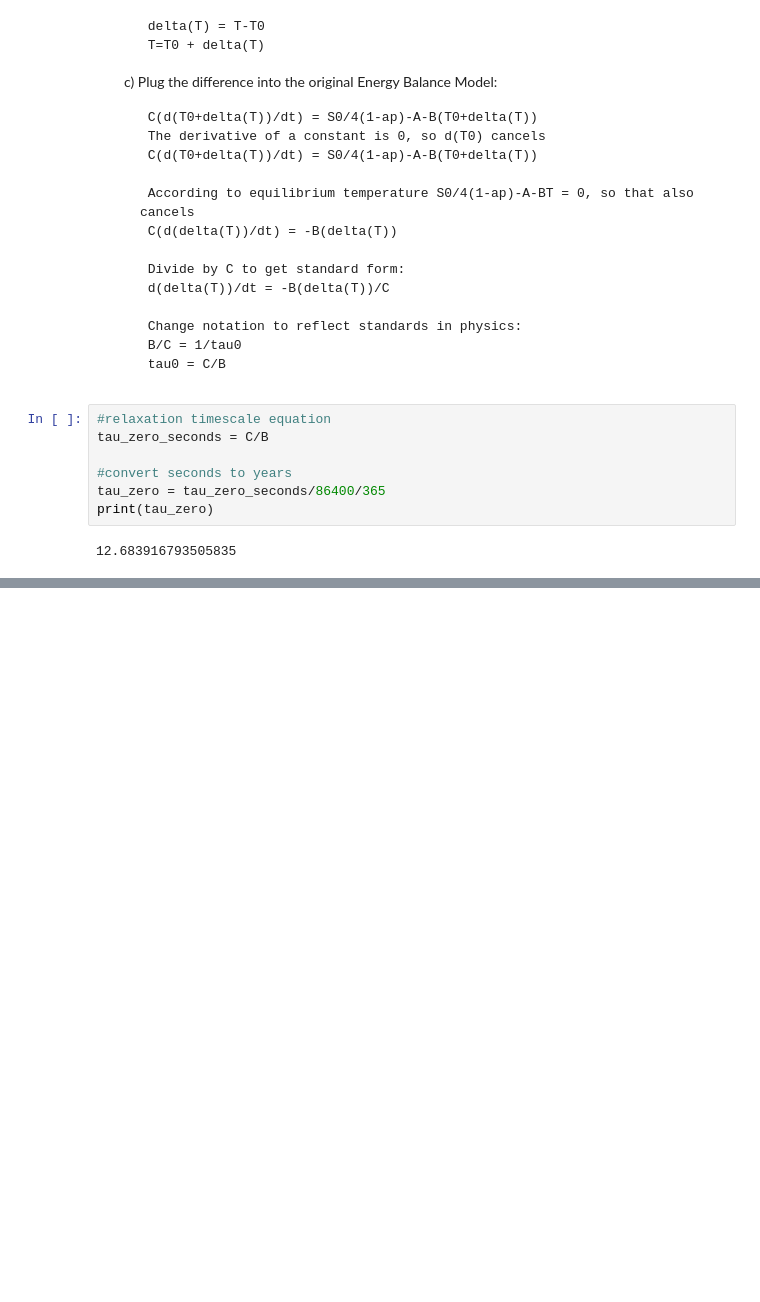
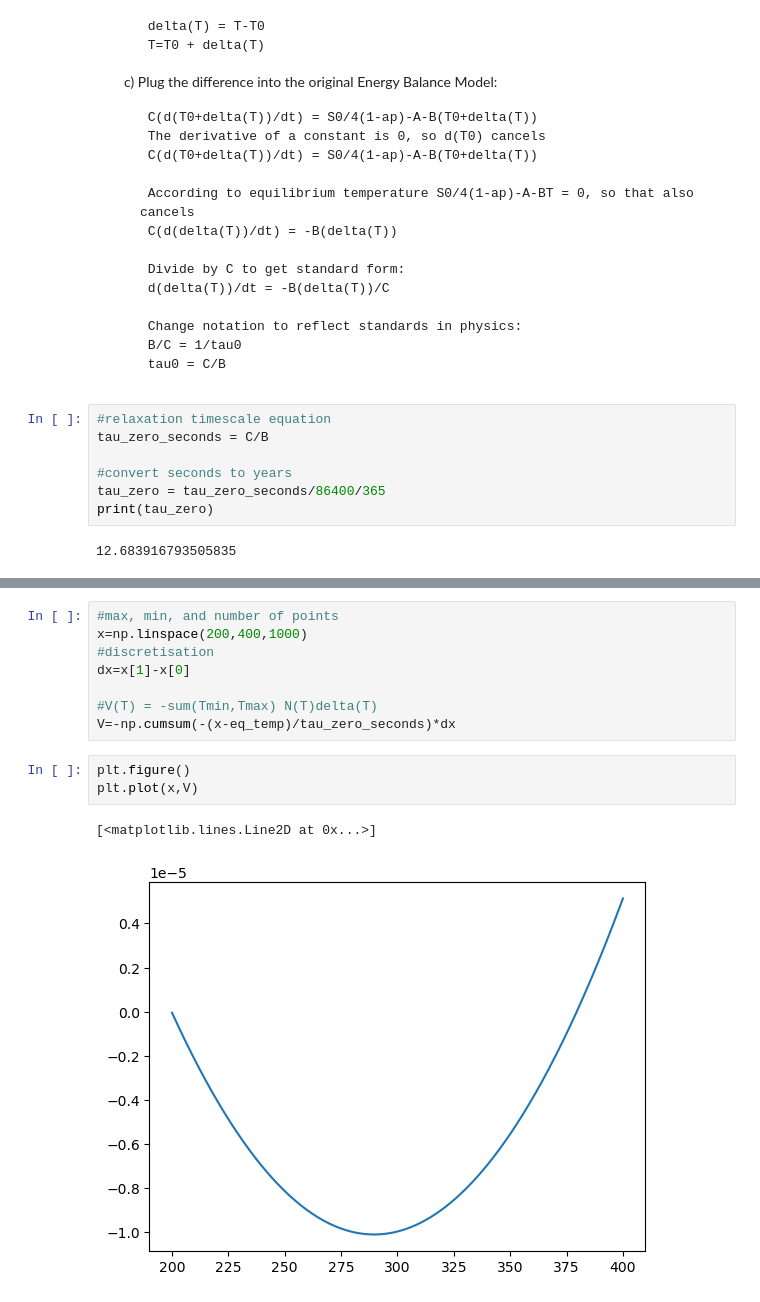
Before and after one commit to amethystaurora-robo/numerical_integration_exercises, a Jupyter notebook: numerical_integration.ipynb, the cells around one changed output, grey strips where cells are left out. Drawn from its saved outputs; the diff is of its cells as text; blank space fills up the shorter version.

```diff
--- a/numerical_integration.ipynb
+++ b/numerical_integration.ipynb
@@ -84,0 +160,14 @@ from different initial conditions
+# %%
+#max, min, and number of points
+x=np.linspace(200,400,1000)
+#discretisation
+dx=x[1]-x[0]
+
+#V(T) = -sum(Tmin,Tmax) N(T)delta(T)
+V=-np.cumsum(-(x-eq_temp)/tau_zero_seconds)*dx
+# %%
+plt.figure()
+plt.plot(x,V)
+# %% [output]
+[<matplotlib.lines.Line2D at 0x...>]
+[figure, added]
```
Also changed, not shown: parts of 18 cells of this notebook.
